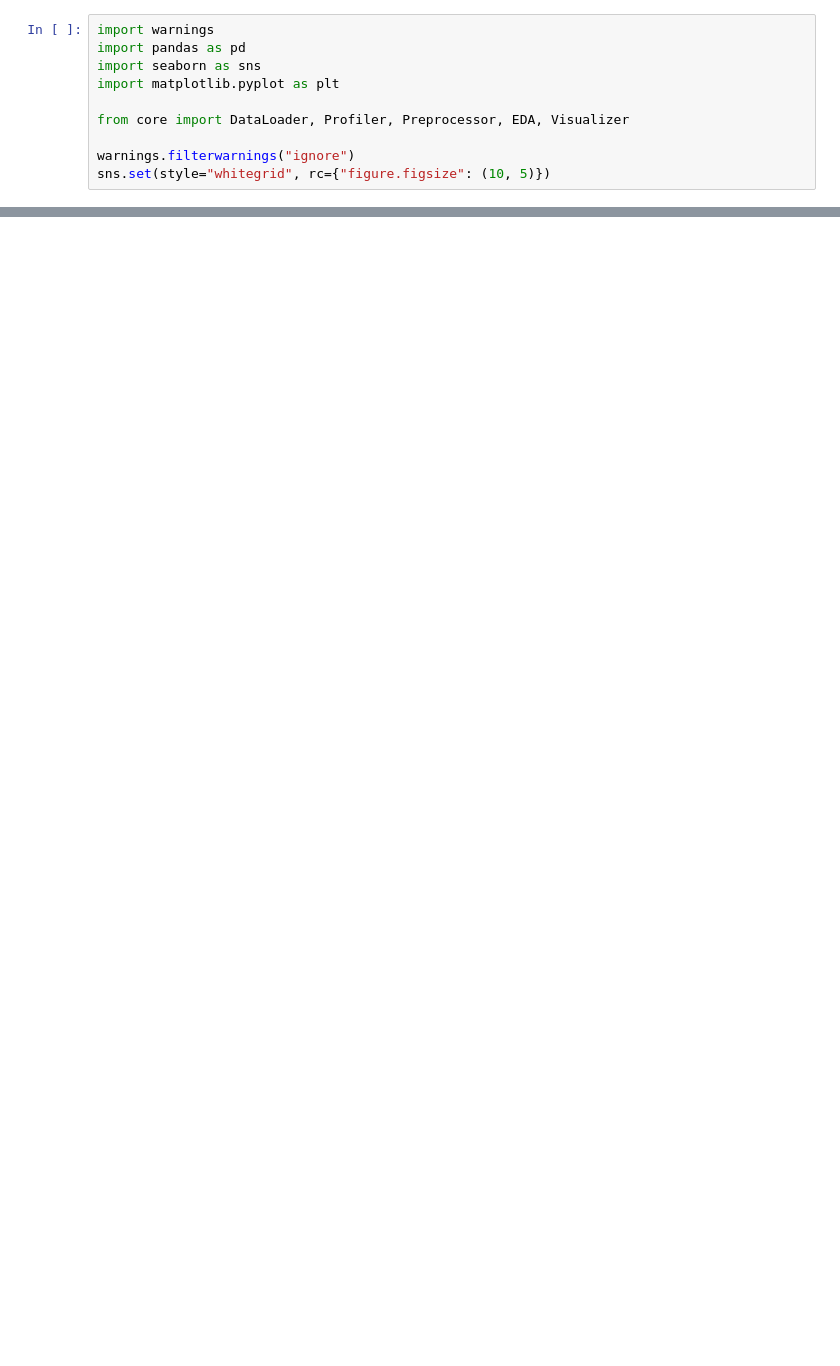
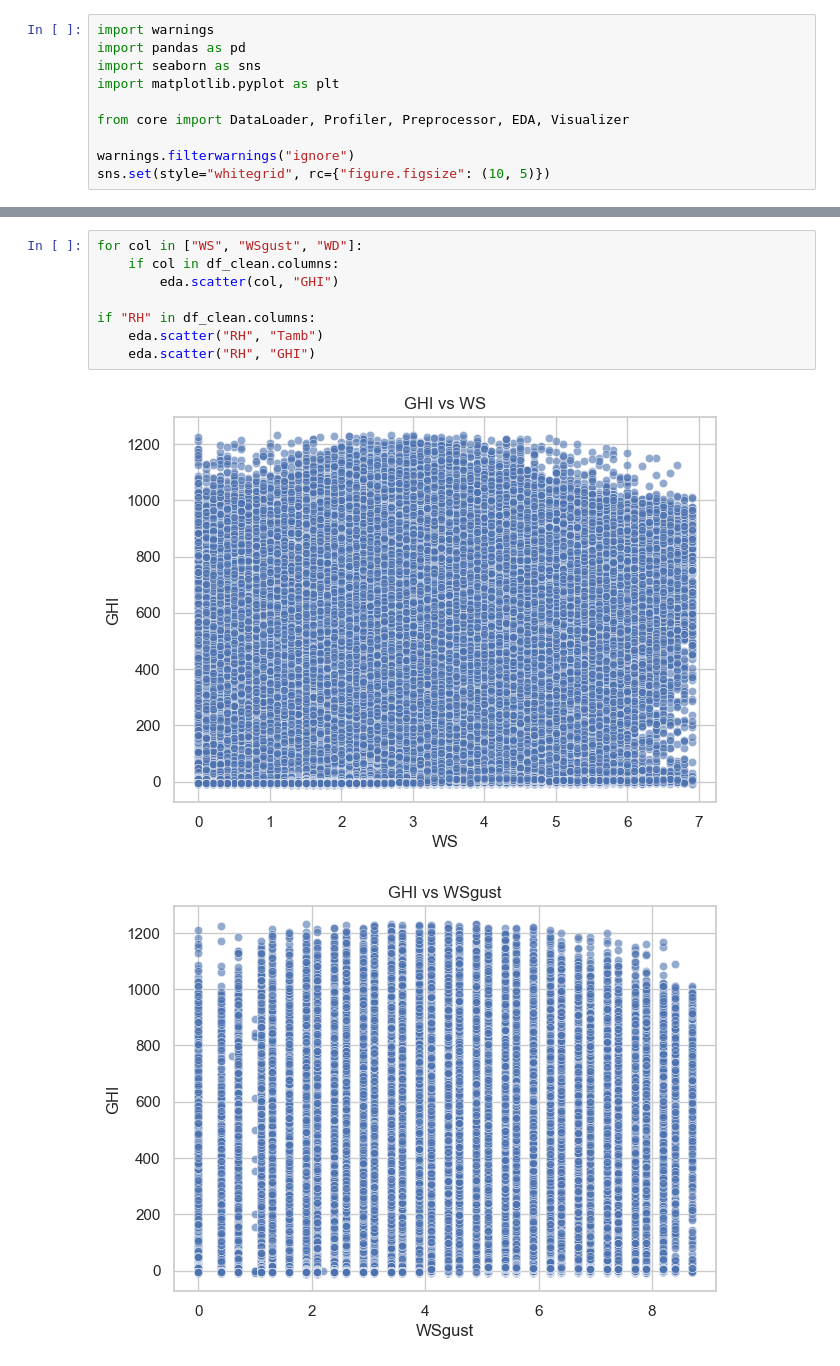
Before and after one commit to tib-dev/solar-challenge-week0, a Jupyter notebook: notebook/eda_benin.ipynb, the cells around one changed output, grey strips where cells are left out. Saved outputs shown, nothing was run; the diff lists cells and outputs as text; blank space fills up the shorter version.

```diff
--- a/notebook/eda_benin.ipynb
+++ b/notebook/eda_benin.ipynb
@@ -348,0 +116,11 @@ else:
+# %%
+for col in ["WS", "WSgust", "WD"]:
+    if col in df_clean.columns:
+        eda.scatter(col, "GHI")
+
+if "RH" in df_clean.columns:
+    eda.scatter("RH", "Tamb")
+    eda.scatter("RH", "GHI")
+# %% [output]
+[figure, added]
+[figure, added]
```
Also changed, not shown: parts of 40 cells of this notebook.
